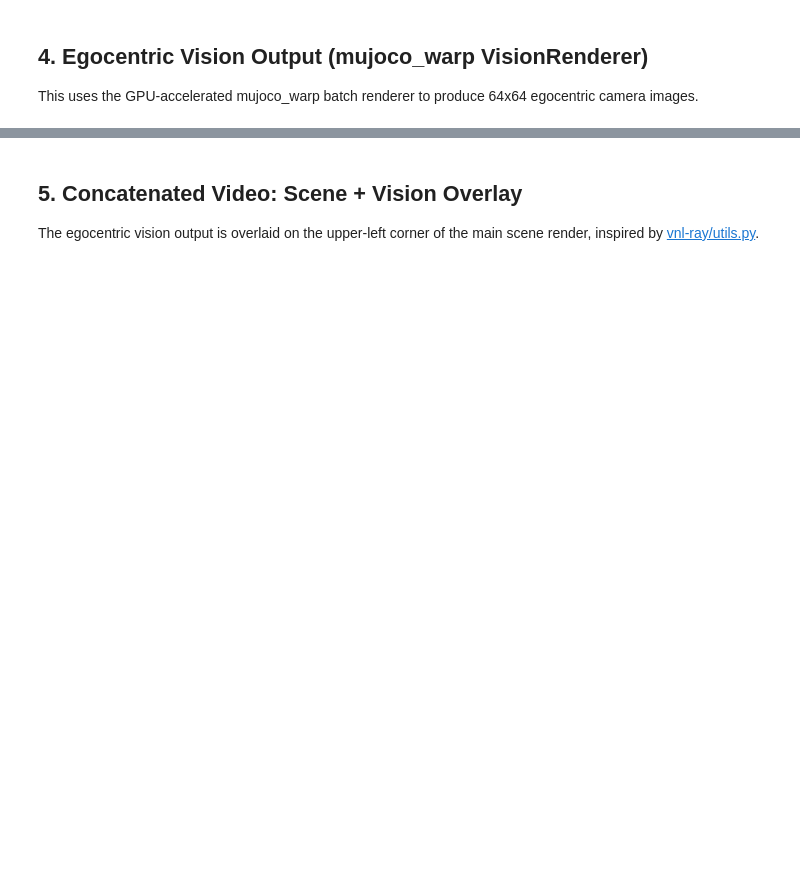
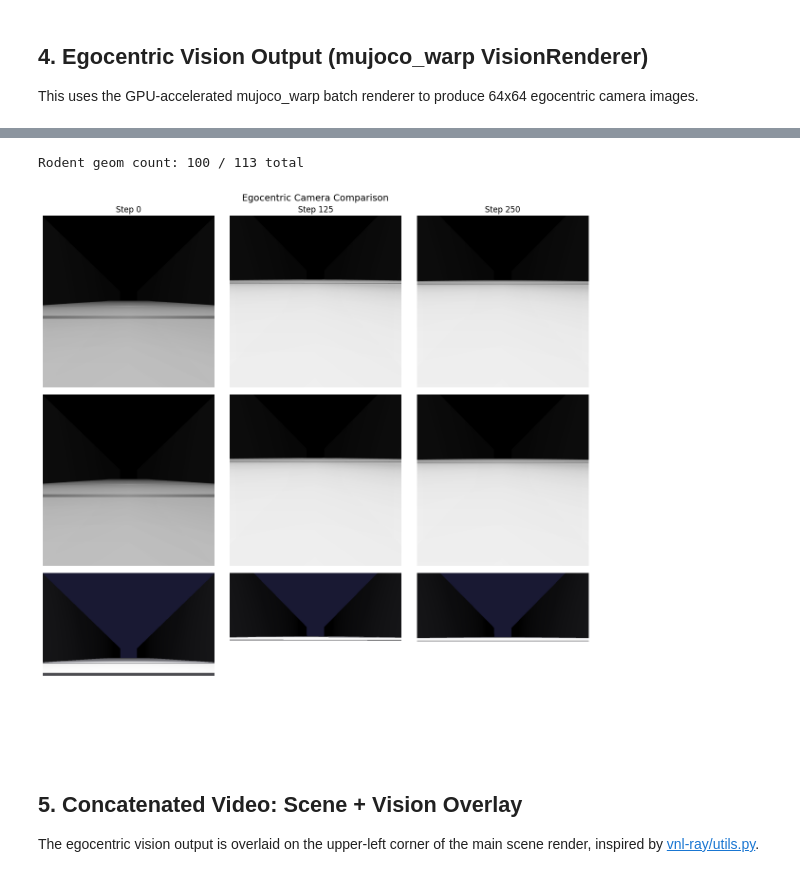
Before and after one commit to talmolab/vnl-playground, a Jupyter notebook: notebooks/run_gap_visualization.ipynb, the cells around one changed output, grey strips where cells are left out. Saved outputs shown, nothing was run; the diff lists cells and outputs as text; code cells hidden in the pictures; blank space fills up the shorter version.

```diff
--- a/notebooks/run_gap_visualization.ipynb
+++ b/notebooks/run_gap_visualization.ipynb
@@ -224,2 +279,58 @@ plt.show()
+# %%
+# Compare: MuJoCo software renderer vs Warp (with body hidden)
+# Also hide body geoms in MuJoCo renderer by temporarily moving them to group 4
+mj_data_cmp = mujoco.MjData(mj_model)
+renderer_cmp = mujoco.Renderer(mj_model, height=640, width=640)
+
+# Identify rodent body geom indices
+rodent_body_ids = {
+    i for i in range(mj_model.nbody) if mj_model.body(i).name.endswith("-rodent")
+}
+rodent_geom_ids = np.array(
+    [i for i in range(mj_model.ngeom) if mj_model.geom_bodyid[i] in rodent_body_ids]
+)
+print(f"Rodent geom count: {len(rodent_geom_ids)} / {mj_model.ngeom} total")
+
+compare_indices = [0, len(rollout_states) // 4, len(rollout_states) // 2]
+fig, axes = plt.subplots(
+    3, len(compare_indices), figsize=(4 * len(compare_indices), 12)
+)
+
+for col, idx in enumerate(compare_indices):
+    state = rollout_states[idx]
+    mj_data_cmp.qpos = np.array(state.data.qpos)
+    mujoco.mj_forward(mj_model, mj_data_cmp)
+
+    # Row 0: MuJoCo with body visible
+    renderer_cmp.update_scene(mj_data_cmp, camera="egocentric-rodent")
+    axes[0, col].imshow(renderer_cmp.render().copy())
+    axes[0, col].set_title(f"Step {idx}")
+    axes[0, col].axis("off")
+
+    # Row 1: MuJoCo with body hidden (move rodent geoms to group 4)
+    saved_groups = mj_model.geom_group[rodent_geom_ids].copy()
+    mj_model.geom_group[rodent_geom_ids] = 4  # group 4 is hidden by default
+    renderer_cmp.update_scene(mj_data_cmp, camera="egocentric-rodent")
+    axes[1, col].imshow(renderer_cmp.render().copy())
+    axes[1, col].axis("off")
+    mj_model.geom_group[rodent_geom_ids] = saved_groups  # restore
+
+    # Row 2: Warp VisionRenderer (body already hidden via hide_self_geoms)
+    vision_renderer.sync_state(state.data)
+    warp_frame, _ = vision_renderer.render()
+    axes[2, col].imshow(warp_frame[0])
+    axes[2, col].axis("off")
+
+axes[0, 0].set_ylabel("MuJoCo\n(body visible)", fontsize=11)
+axes[1, 0].set_ylabel("MuJoCo\n(body hidden)", fontsize=11)
+axes[2, 0].set_ylabel("Warp\n(body hidden)", fontsize=11)
+plt.suptitle("Egocentric Camera Comparison", fontsize=14)
+plt.tight_layout()
+plt.show()
+
+renderer_cmp.close()
+# %% [output]
+Rodent geom count: 100 / 113 total
+[figure, added]
 # %%
 # Show vision as video (upscaled for visibility)
```
Also changed, not shown: parts of 11 cells of this notebook.
